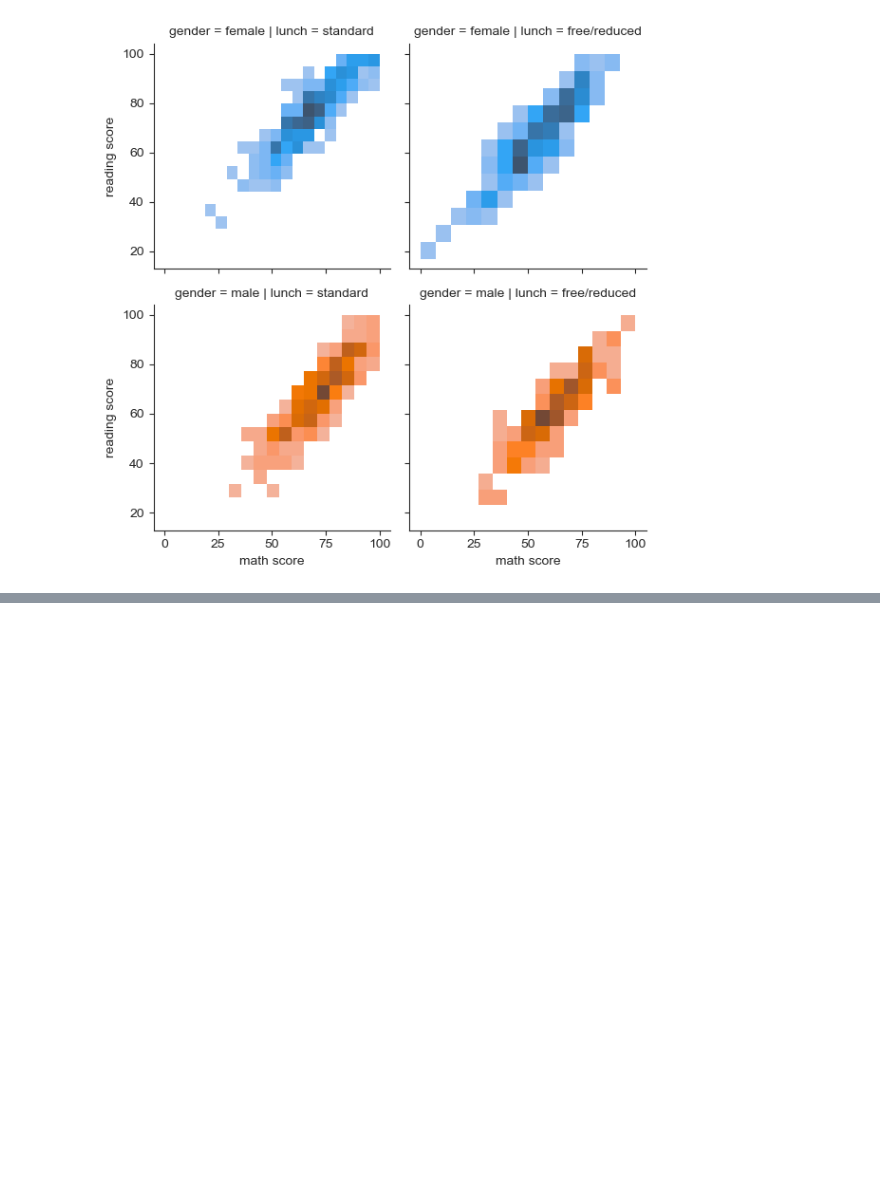
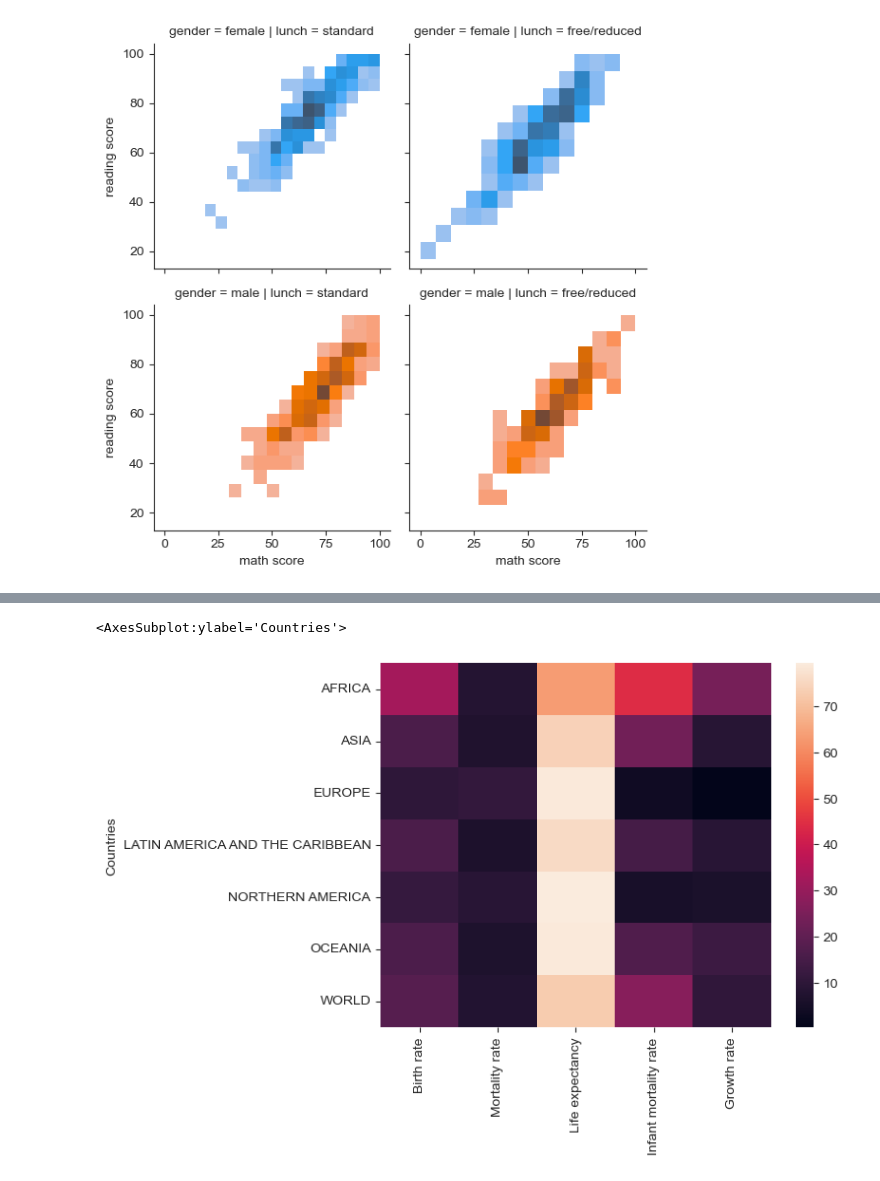
Before and after one commit to rohitcodism/ML-DS, a Jupyter notebook: practices/Seaborn/scatterPlot.ipynb, the cells around one changed output, grey strips where cells are left out. Drawn from its saved outputs; the diff is of its cells as text; code cells hidden in the pictures; blank space fills up the shorter version.

```diff
--- a/practices/Seaborn/scatterPlot.ipynb
+++ b/practices/Seaborn/scatterPlot.ipynb
@@ -321,3 +321,5 @@ g = sns.FacetGrid(data=df7, row='gender', col='lunch', hue='gender')
 g = g.map(sns.histplot, 'math score', 'reading score')
 # %% [output]
 [figure]
+# %%
+df8 = pd.read_csv('../ML_NoteBook/05-Seaborn/country_table.csv')
@@ -323,0 +335,2 @@ g = g.map(sns.histplot, 'math score', 'reading score')
+# %%
+df8 = df8.set_index('Countries')
@@ -323,0 +349,5 @@ g = g.map(sns.histplot, 'math score', 'reading score')
+# %%
+sns.heatmap(df8)
+# %% [output]
+<AxesSubplot:ylabel='Countries'>
+[figure, added]
```
Also changed, not shown: parts of 5 cells of this notebook.
